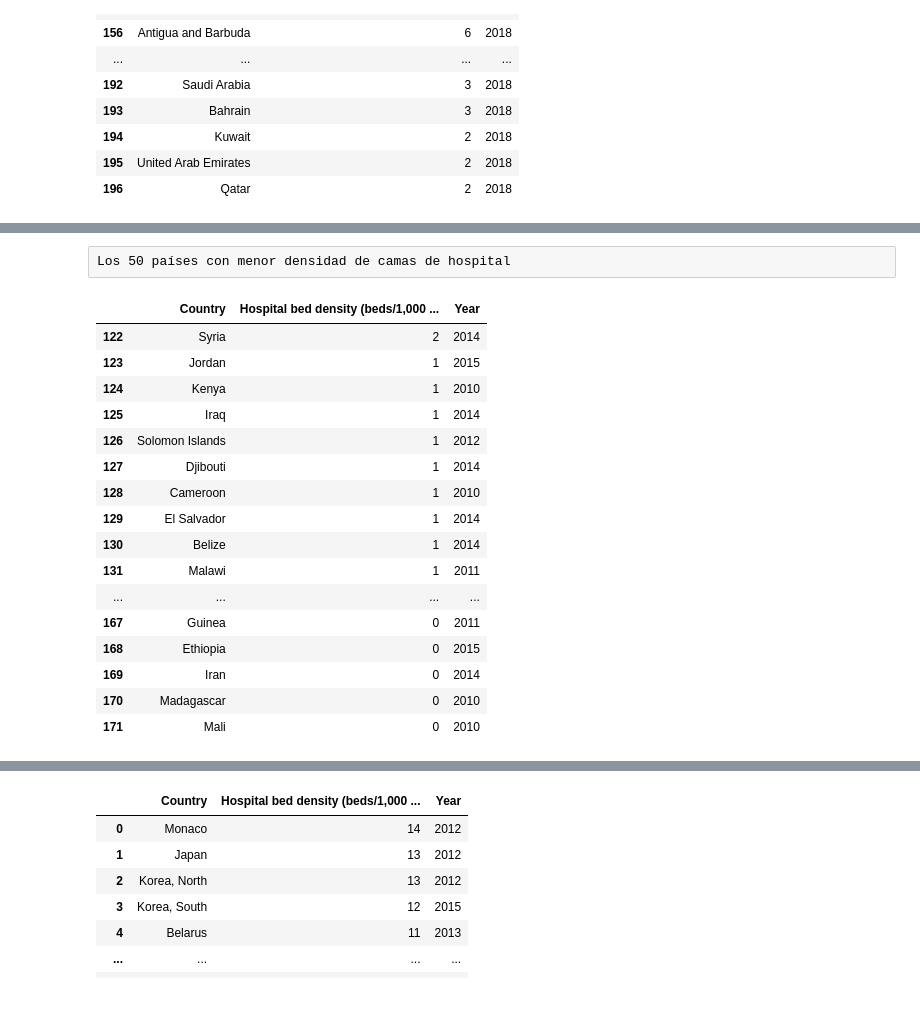
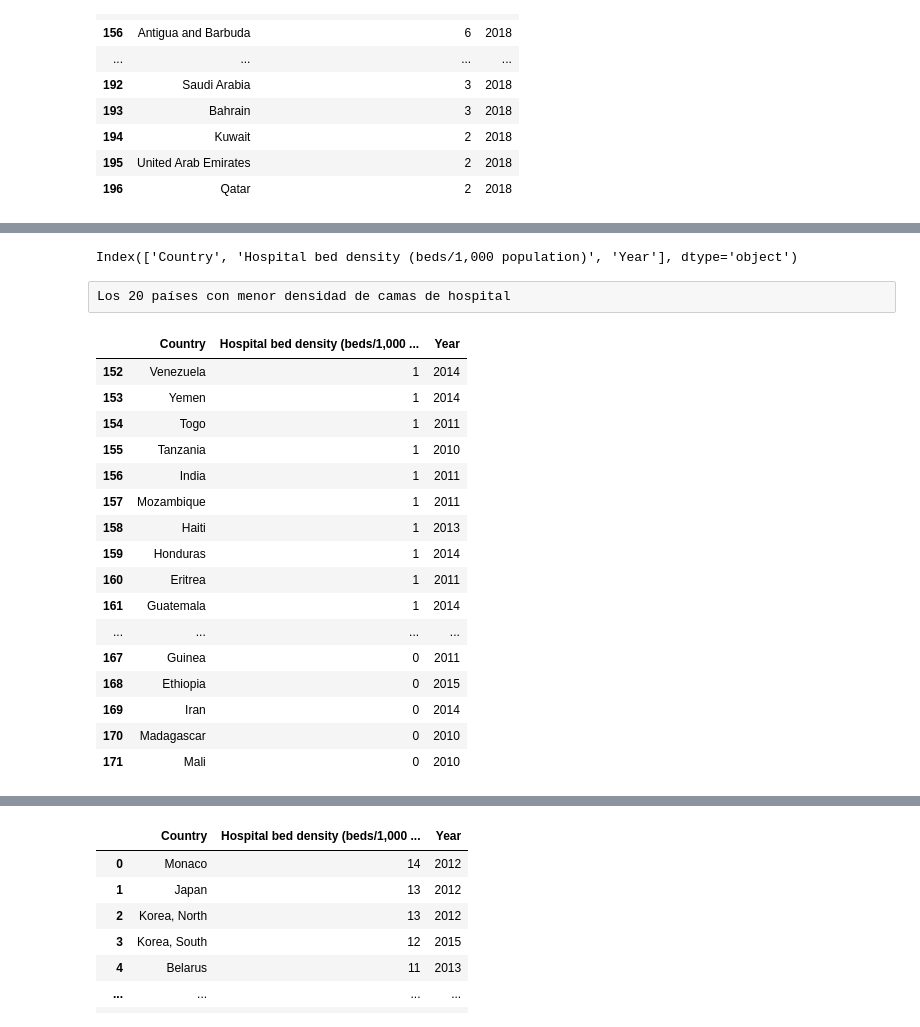
Before and after one commit to DCIDA2019/dcida2020ii-APaloma710, a Jupyter notebook: Sep11/Answers.ipynb, the cells around one changed output, grey strips where cells are left out. Drawn from its saved outputs; the diff is of its cells as text; code cells hidden in the pictures.

```diff
--- a/Sep11/Answers.ipynb
+++ b/Sep11/Answers.ipynb
@@ -141,20 +173,25 @@ datos_HB.head(50)
+# %%
+First20_HB.columns
+# %% [output]
+Index(['Country', 'Hospital bed density (beds/1,000 population)', 'Year'], dtype='object')
 # %% [raw]
-Los 50 países con menor densidad de camas de hospital
+Los 20 países con menor densidad de camas de hospital
 # %%
 #Los 50 países con menor densidad de camas de hospital
-datos_HB.tail(50)
+Last20_HB = datos_HB.tail(20)
+Last20_HB
 # %% [output]
 |  | Country | Hospital bed density (beds/1,000 ... | Year |
-| 122 | Syria | 2 | 2014 |
-| 123 | Jordan | 1 | 2015 |
-| 124 | Kenya | 1 | 2010 |
-| 125 | Iraq | 1 | 2014 |
-| 126 | Solomon Islands | 1 | 2012 |
-| 127 | Djibouti | 1 | 2014 |
-| 128 | Cameroon | 1 | 2010 |
-| 129 | El Salvador | 1 | 2014 |
-| 130 | Belize | 1 | 2014 |
-| 131 | Malawi | 1 | 2011 |
+| 152 | Venezuela | 1 | 2014 |
+| 153 | Yemen | 1 | 2014 |
+| 154 | Togo | 1 | 2011 |
+| 155 | Tanzania | 1 | 2010 |
+| 156 | India | 1 | 2011 |
+| 157 | Mozambique | 1 | 2011 |
+| 158 | Haiti | 1 | 2013 |
+| 159 | Honduras | 1 | 2014 |
+| 160 | Eritrea | 1 | 2011 |
+| 161 | Guatemala | 1 | 2014 |
 | ... | ... | ... | ... |
 | 167 | Guinea | 0 | 2011 |
 | 168 | Ethiopia | 0 | 2015 |
```
Also changed, not shown: parts of 24 cells of this notebook.
